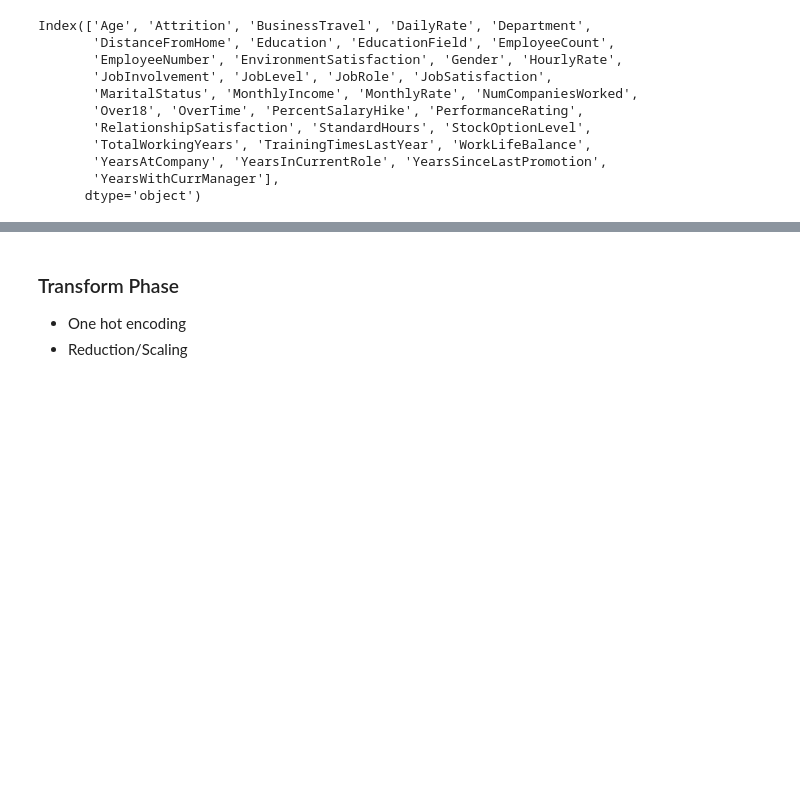
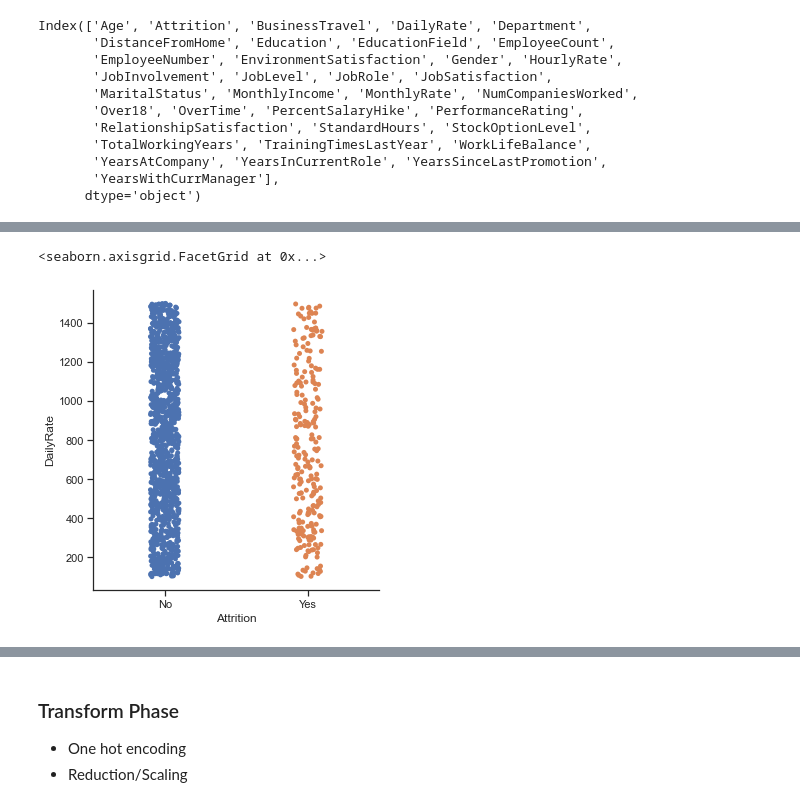
Before and after one commit to lykkelig/Group6_Final_Project, a Jupyter notebook: Exploratory_Data.ipynb, the cells around one changed output, grey strips where cells are left out. Drawn from its saved outputs; the diff is of its cells as text; code cells hidden in the pictures; blank space fills up the shorter version.

```diff
--- a/Exploratory_Data.ipynb
+++ b/Exploratory_Data.ipynb
@@ -195,0 +217,5 @@ Index(['Age', 'Attrition', 'BusinessTravel', 'DailyRate', 'Department',
+# %%
+sns.catplot(x = 'Attrition', y = 'DailyRate', order = ['No', 'Yes'], data=hr_df)
+# %% [output]
+<seaborn.axisgrid.FacetGrid at 0x...>
+[figure, added]
```
Also changed, not shown: parts of 36 cells of this notebook.
